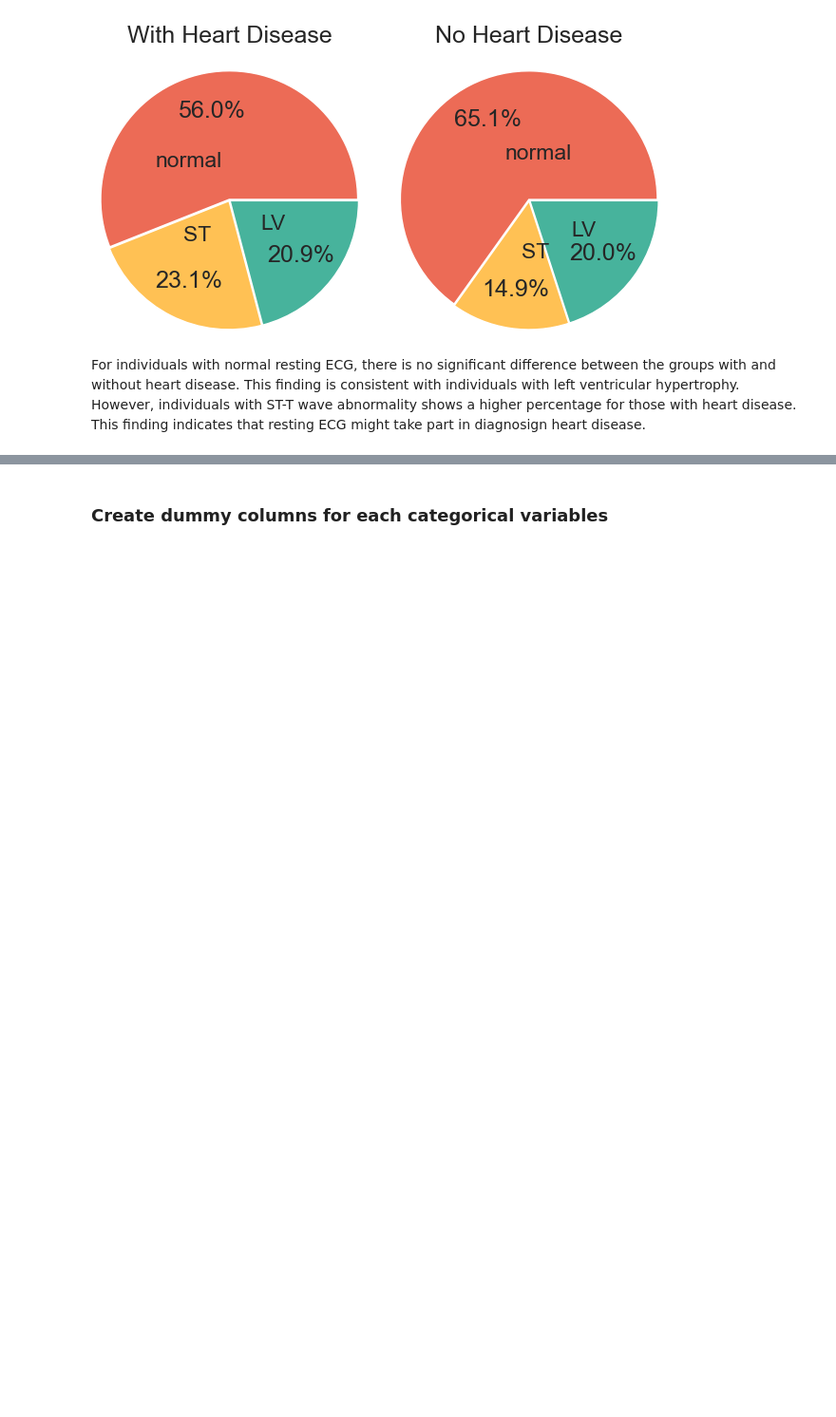
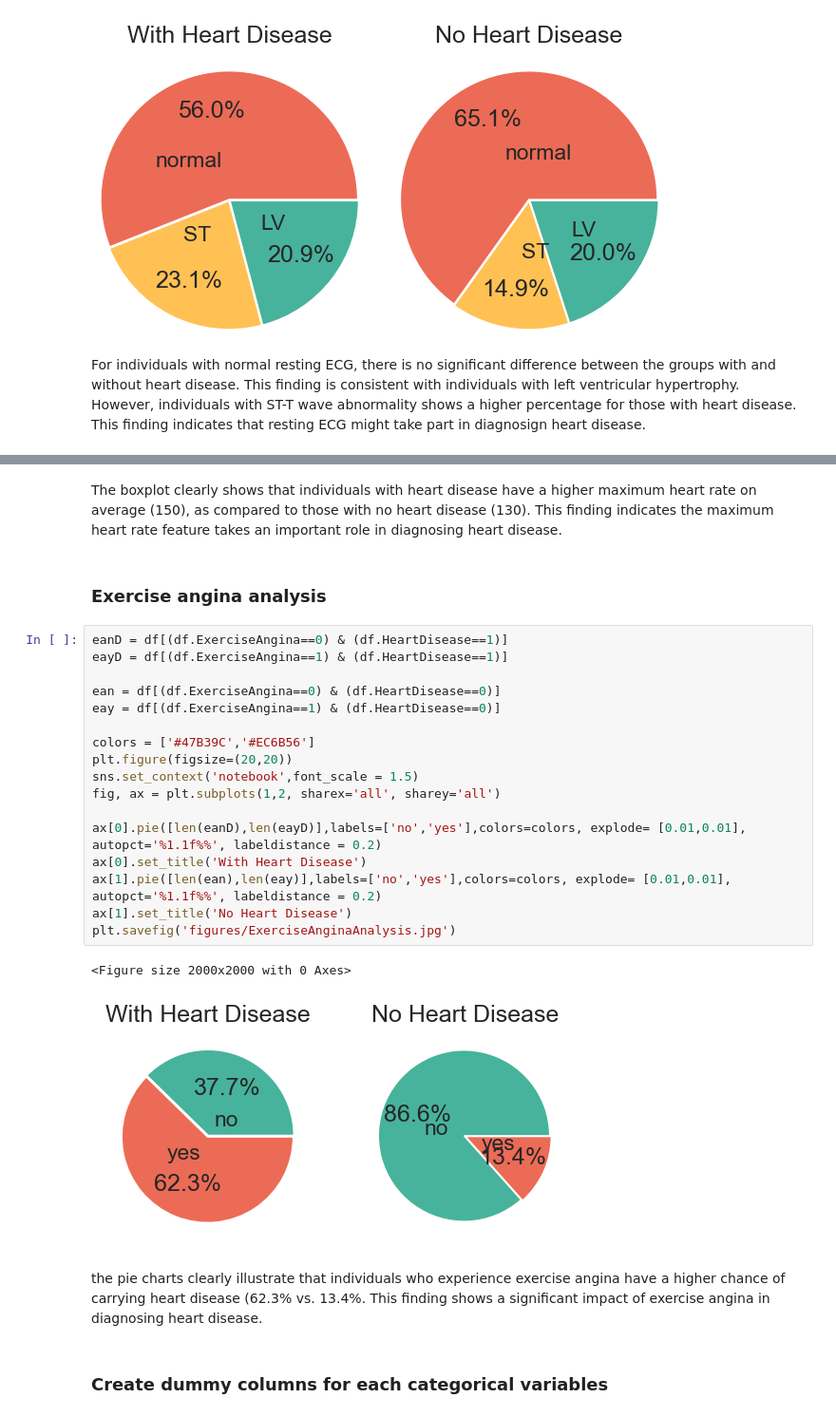
Before and after one commit to davednguyen/CPSC5305_Team_DataGeeks, a Jupyter notebook: HeartAttackPrediction.ipynb, the cells around one changed output, grey strips where cells are left out. Shown at 95% size. Saved outputs shown, nothing was run; the diff lists cells and outputs as text; blank space fills up the shorter version.

```diff
--- a/HeartAttackPrediction.ipynb
+++ b/HeartAttackPrediction.ipynb
@@ -420,3 +429,29 @@ For individuals with normal resting ECG, there is no significant difference betw
+# %% [markdown]
+The boxplot clearly shows that individuals with heart disease have a higher maximum heart rate on average (150), as compared to those with no heart disease (130). This finding indicates the maximum heart rate feature takes an important role in diagnosing heart disease.
+# %% [markdown]
+### Exercise angina analysis
+# %%
+eanD = df[(df.ExerciseAngina==0) & (df.HeartDisease==1)]
+eayD = df[(df.ExerciseAngina==1) & (df.HeartDisease==1)]
+
+ean = df[(df.ExerciseAngina==0) & (df.HeartDisease==0)]
+eay = df[(df.ExerciseAngina==1) & (df.HeartDisease==0)]
+
+colors = ['#47B39C','#EC6B56']
+plt.figure(figsize=(20,20))
+sns.set_context('notebook',font_scale = 1.5)
+fig, ax = plt.subplots(1,2, sharex='all', sharey='all')
+
+ax[0].pie([len(eanD),len(eayD)],labels=['no','yes'],colors=colors, explode= [0.01,0.01], autopct='%1.1f%%', labeldistance = 0.2)
+ax[0].set_title('With Heart Disease')
+ax[1].pie([len(ean),len(eay)],labels=['no','yes'],colors=colors, explode= [0.01,0.01], autopct='%1.1f%%', labeldistance = 0.2)
+ax[1].set_title('No Heart Disease')
+plt.savefig('figures/ExerciseAnginaAnalysis.jpg')
+# %% [output]
+<Figure size 2000x2000 with 0 Axes>
+[figure, added]
+# %% [markdown]
+the pie charts clearly illustrate that individuals who experience exercise angina have a higher chance of carrying heart disease (62.3% vs. 13.4%. This finding shows a significant impact of exercise angina in diagnosing heart disease.
 # %% [markdown]
 ### Create dummy columns for each categorical variables
 # %%
```
Also changed, not shown: parts of 3 cells of this notebook, 4 other files.
